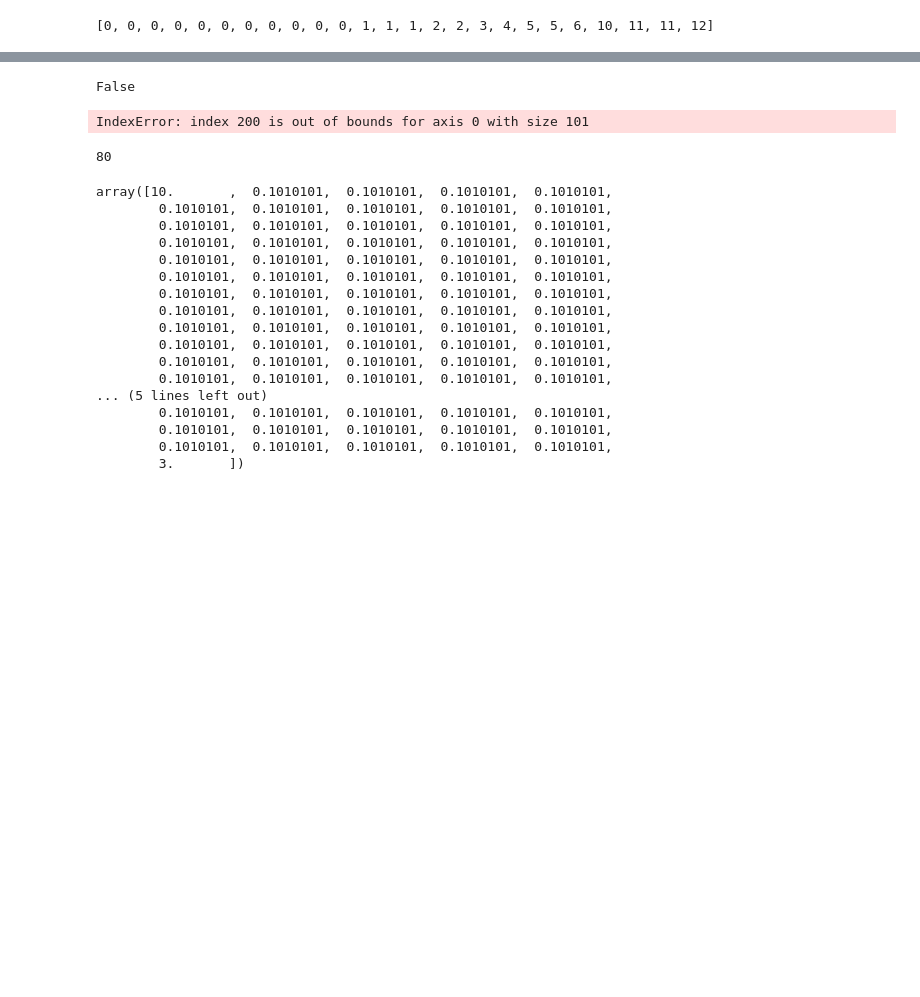
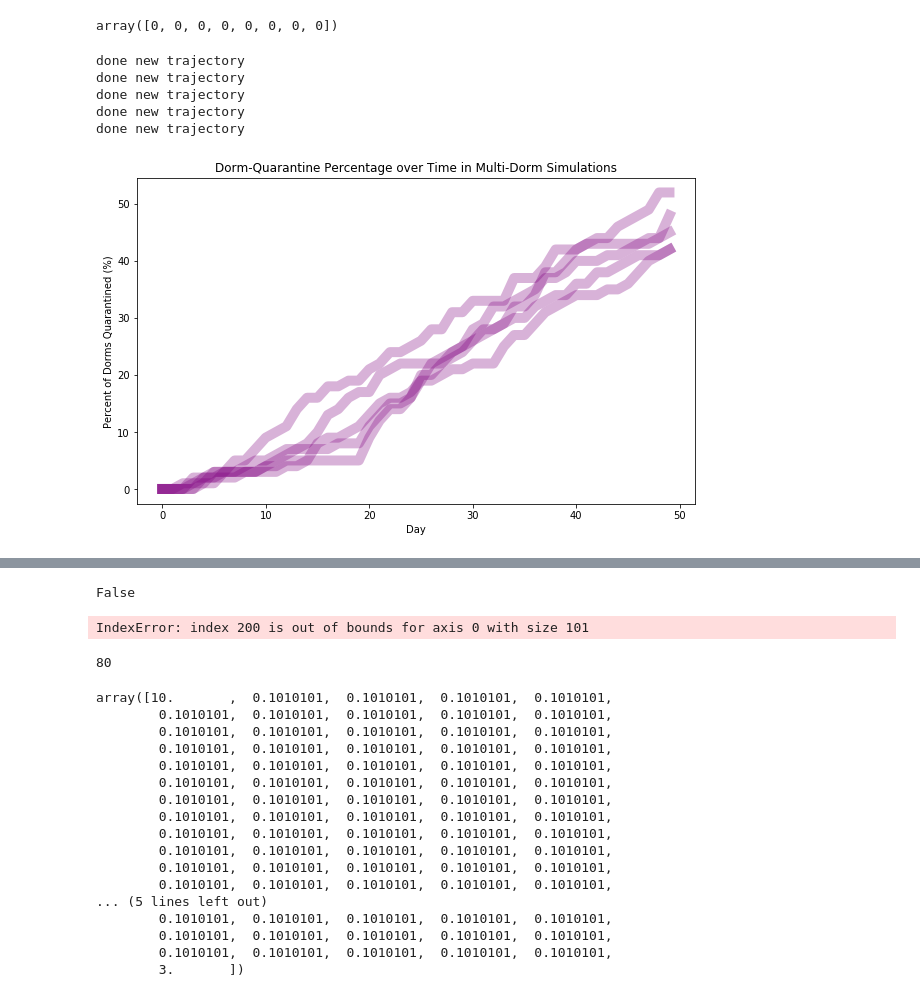
Before and after one commit to peter-i-frazier/group-testing, a Jupyter notebook: notebooks/june_28_multi_dorm_sims.ipynb, the cells around one changed output, grey strips where cells are left out. Drawn from its saved outputs; the diff is of its cells as text; code cells hidden in the pictures; blank space fills up the shorter version.

Commit message:
add analysis for multi-dorm sims

```diff
--- a/notebooks/june_28_multi_dorm_sims.ipynb
+++ b/notebooks/june_28_multi_dorm_sims.ipynb
@@ -24,9 +24,35 @@ dorm_sim = MultiGroupDormSimulation(
             dorm_outside_infection_p=0, # outside infection probability for people in dorms
             initial_dorm_prevalence = 0 # initial prevalence (percentage) in the dorms
 )
-# %%
-c = dorm_sim.run_new_trajectory(25)
-# %%
-c
-# %% [output]
-[0, 0, 0, 0, 0, 0, 0, 0, 0, 0, 0, 1, 1, 1, 2, 2, 3, 4, 5, 5, 6, 10, 11, 11, 12]
+# %%
+dorm_sim.sims[0].ID
+# %% [output]
+array([0, 0, 0, 0, 0, 0, 0, 0])
+# %%
+import copy
+cs = []
+dorm_sims = []
+for _ in range(5):
+    sim = copy.deepcopy(dorm_sim)
+    cs.append(sim.run_new_trajectory(50))
+    dorm_sims.append(sim)
+    print("done new trajectory")
+# %% [output]
+done new trajectory
+done new trajectory
+done new trajectory
+done new trajectory
+done new trajectory
+# %%
+import matplotlib.pyplot as plt
+%matplotlib inline
+xs = list(range(50))
+plt.figure(figsize=(10,6))
+for c in cs:
+    plt.plot(xs, c, color='purple', alpha=0.3, linewidth=10)
+plt.xlabel("Day")
+plt.ylabel("Percent of Dorms Quarantined (%)")
+plt.title("Dorm-Quarantine Percentage over Time in Multi-Dorm Simulations")
+plt.show()
+# %% [output]
+[figure, added]
```
Also changed, not shown: parts of 11 cells of this notebook, 1 other file.
